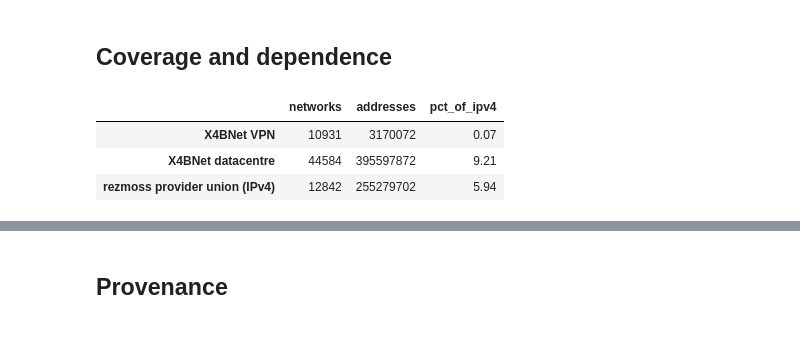
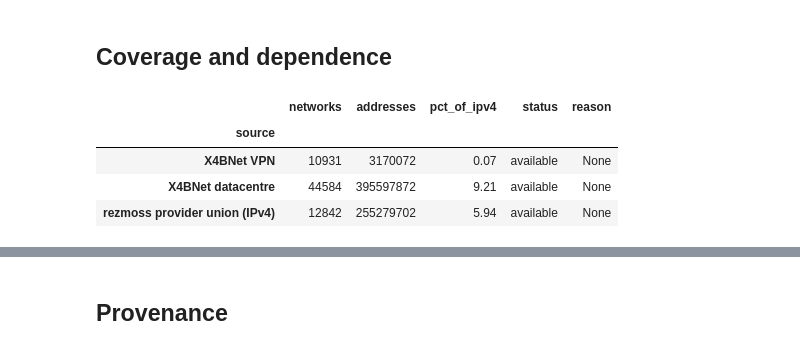
Before and after one commit to clearbranch/openbotrisk, a Jupyter notebook: notebooks/public_ip_enrichment_demo.ipynb, the cells around one changed output, grey strips where cells are left out. Cells and saved outputs as stored; diff of their text form; code cells hidden in the pictures.

```diff
--- a/notebooks/public_ip_enrichment_demo.ipynb
+++ b/notebooks/public_ip_enrichment_demo.ipynb
@@ -11,24 +11,32 @@ Companion notebook for the site page *Public IP enrichment: what the flags actua
 # %%
 #| label: setup
-import datetime
 import json
+from datetime import UTC, datetime
 from ipaddress import ip_network
 from pathlib import Path
 
 import pandas as pd
 
 from openbotrisk.ip_enrichment import (
+    ASdbTable,
+    IPinfoTable,
     IntervalSet,
     ListedIPs,
+    PeeringDBTable,
+    ProviderTable,
     RouteTable,
     artifact_provenance,
     enrich,
-    provider_sets,
-    snapshot,
+    matching_manifest_record,
 )
 
 REPO = Path.cwd().parent if Path.cwd().name == "notebooks" else Path.cwd()
-RAW = REPO / "data/raw/ip-enrichment" / datetime.date.today().isoformat()
-IPTOASN_PATH = REPO / "data/IP/ip2asn-combined.tsv.gz"
+RAW = REPO / "data/raw/ip-enrichment/2026-10-25"
+IP_DIR = REPO / "data/IP"
+IPTOASN_PATH = IP_DIR / "ip2asn-combined.tsv.gz"
+IPINFO_PATH = IP_DIR / "ipinfo_lite.parquet"
+ASDB_PATH = IP_DIR / "2026-03_categorized_ases.csv"
+PEERINGDB_PATH = REPO / "notebooks/peeringdb-net.json"
+SAMPLE_SEED = 20261026
 # %%
 #| label: snapshots
@@ -90,24 +163,28 @@ if route is None:
 ## Coverage and dependence
 # %%
 #| label: coverage-table
-cloud_any = IntervalSet(
-    ip_network(cidr, strict=False)
-    for cidr in providers.loc[providers["ip_version"] == "IPv4", "cidr"]
-)
-sets = {
-    "X4BNet VPN": vpn,
-    "X4BNet datacentre": datacentre,
-    "rezmoss provider union (IPv4)": cloud_any,
-}
-coverage = pd.DataFrame(
-    {name: {"networks": len(value), "addresses": value.addresses} for name, value in sets.items()}
-).T
-coverage["pct_of_ipv4"] = (coverage["addresses"] / 2**32 * 100).round(2)
+cloud_any = None
+if providers is not None:
+    provider_v4 = providers.loc[providers["ip_version"] == "IPv4", "cidr"]
+    cloud_any = IntervalSet(ip_network(cidr, strict=False) for cidr in provider_v4)
+
+coverage_rows = []
+for name, value, reason in [
+    ("X4BNet VPN", vpn, "X4BNet VPN source unavailable"),
+    ("X4BNet datacentre", datacentre, "X4BNet datacentre source unavailable"),
+    ("rezmoss provider union (IPv4)", cloud_any, "rezmoss provider source unavailable"),
+]:
+    if value is None:
+        coverage_rows.append({"source": name, "networks": pd.NA, "addresses": pd.NA, "pct_of_ipv4": pd.NA, "status": "unavailable", "reason": reason})
+    else:
+        coverage_rows.append({"source": name, "networks": len(value), "addresses": value.addresses, "pct_of_ipv4": round(value.addresses / 2**32 * 100, 2), "status": "available", "reason": None})
+coverage = pd.DataFrame(coverage_rows).set_index("source")
 coverage
 # %% [output]
-|  | networks | addresses | pct_of_ipv4 |
-| X4BNet VPN | 10931 | 3170072 | 0.07 |
-| X4BNet datacentre | 44584 | 395597872 | 9.21 |
-| rezmoss provider union (IPv4) | 12842 | 255279702 | 5.94 |
+|  | networks | addresses | pct_of_ipv4 | status | reason |
+| source |  |  |  |  |  |
+| X4BNet VPN | 10931 | 3170072 | 0.07 | available | None |
+| X4BNet datacentre | 44584 | 395597872 | 9.21 | available | None |
+| rezmoss provider union (IPv4) | 12842 | 255279702 | 5.94 | available | None |
 # %%
 #| label: overlap
```
Also changed, not shown: parts of 18 cells of this notebook, 3 other files.
